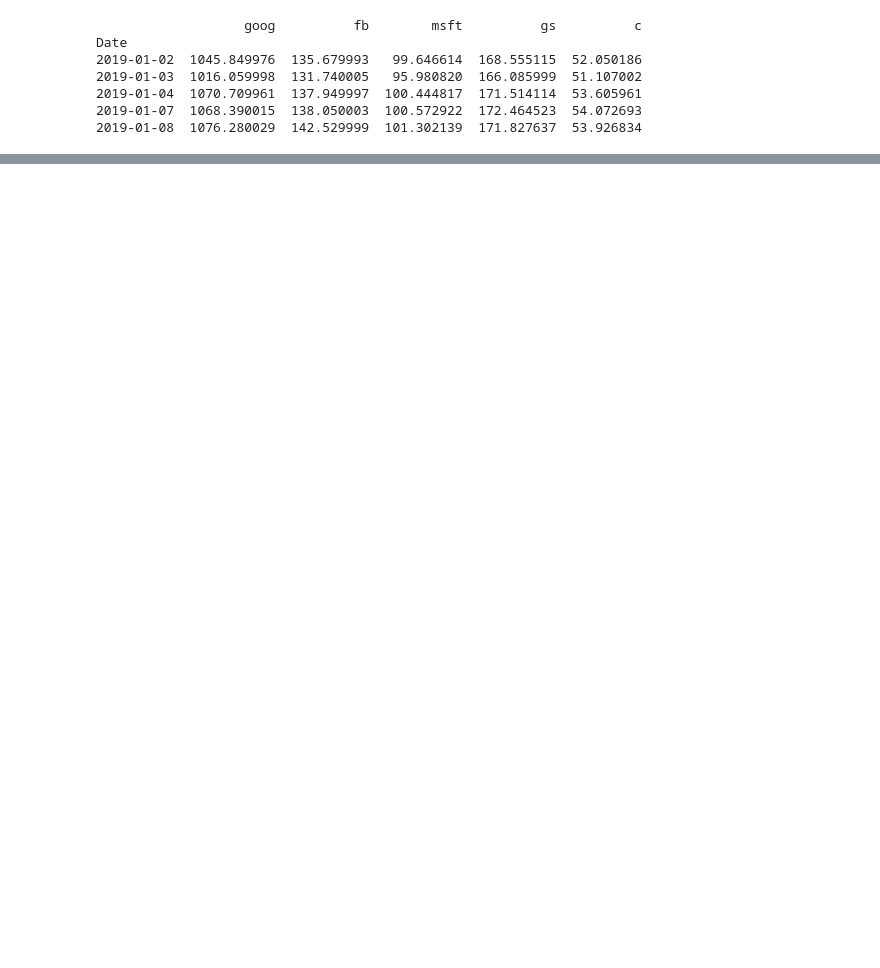
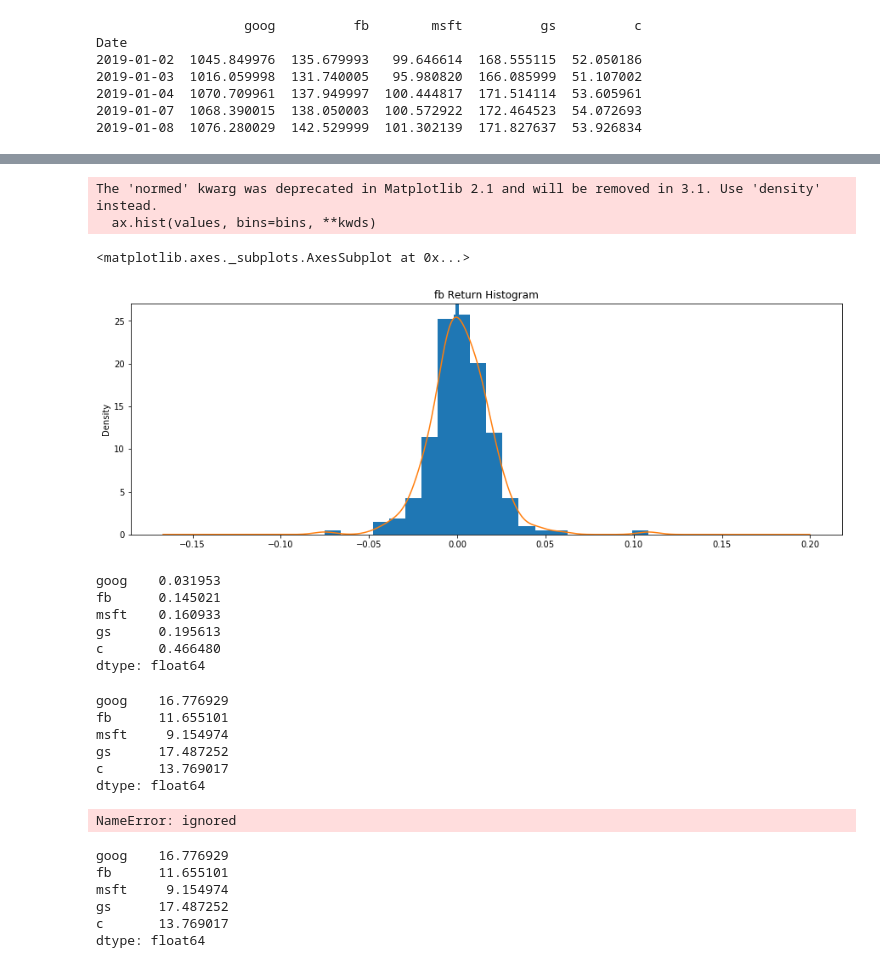
Before and after one commit to msv69/blogmaterials, a Jupyter notebook: Ffn.ipynb, the cells around one changed output, grey strips where cells are left out. Drawn from its saved outputs; the diff is of its cells as text; code cells hidden in the pictures; blank space fills up the shorter version.

```diff
--- a/Ffn.ipynb
+++ b/Ffn.ipynb
@@ -36,0 +81,3 @@ Date
+# %%
+perf = data.calc_stats()
+perf.display()
@@ -36,0 +102,38 @@ Date
+# %%
+perf[1].plot_histogram()
+# %% [output]
+The 'normed' kwarg was deprecated in Matplotlib 2.1 and will be removed in 3.1. Use 'density' instead.
+  ax.hist(values, bins=bins, **kwds)
+<matplotlib.axes._subplots.AxesSubplot at 0x...>
+[figure, added]
+# %%
+f.calc_inv_vol_weights(data)
+# %% [output]
+goog    0.031953
+fb      0.145021
+msft    0.160933
+gs      0.195613
+c       0.466480
+dtype: float64
+# %%
+f.calc_risk_return_ratio(data)
+# %% [output]
+goog    16.776929
+fb      11.655101
+msft     9.154974
+gs      17.487252
+c       13.769017
+dtype: float64
+# %%
+f.calc_sortino_ratio(returns, rf=0, nperiods=None, annualize=True)
+# %% [output]
+NameError: ignored
+# %%
+f.calc_sharpe(data, rf=0.0, nperiods=None, annualize=True)
+# %% [output]
+goog    16.776929
+fb      11.655101
+msft     9.154974
+gs      17.487252
+c       13.769017
+dtype: float64
```
Also changed, not shown: parts of 7 cells of this notebook.
